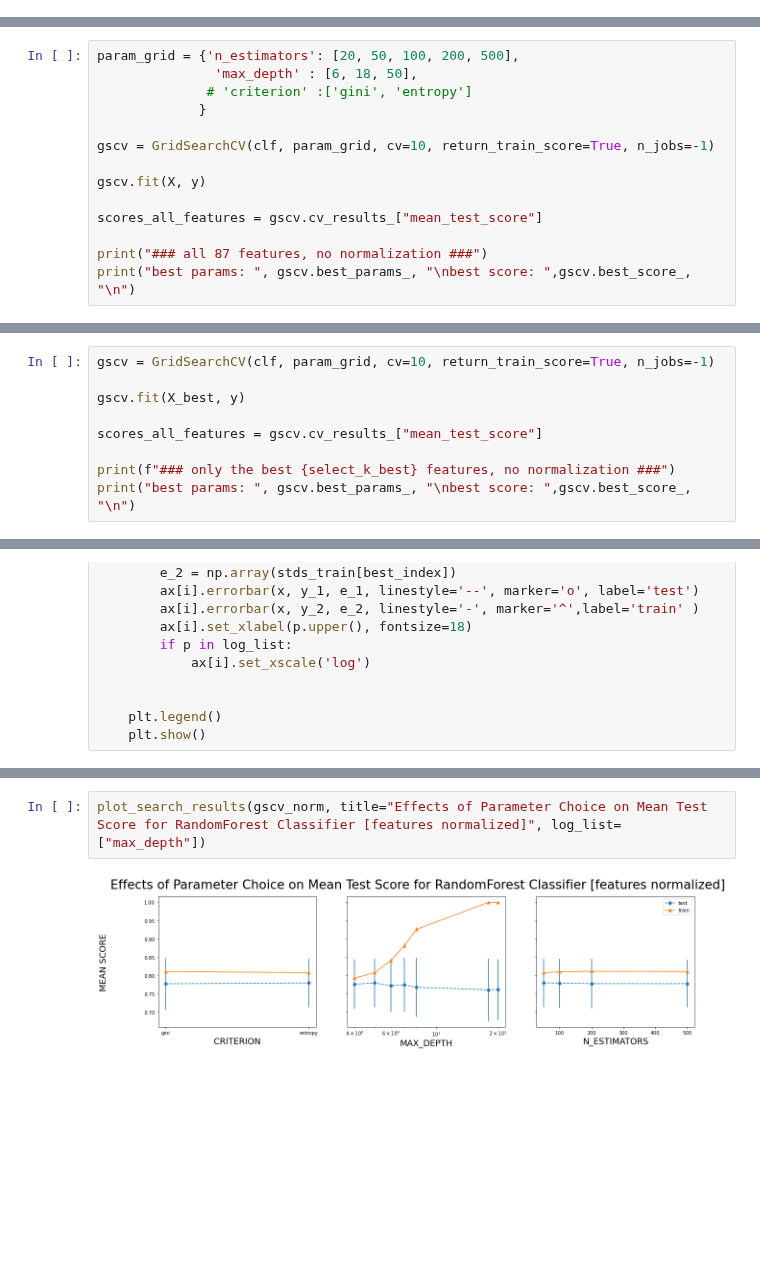
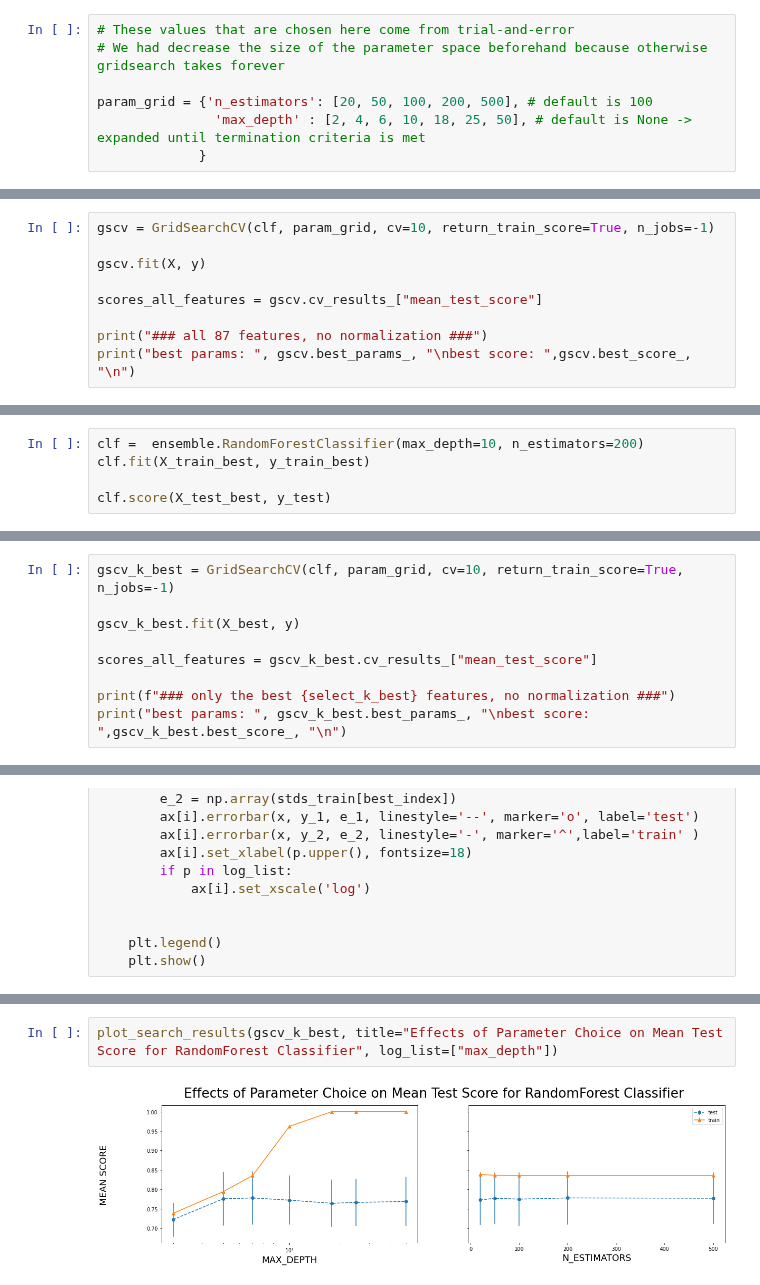
Before and after one commit to sh0w/machine-learning-pattern-classfication, a Jupyter notebook: task3_classification/RandomForest.ipynb, the cells around one changed output, grey strips where cells are left out. Saved outputs shown, nothing was run; the diff lists cells and outputs as text; blank space fills up the shorter version.

Commit message:
adapted gridsearch to custom cv

```diff
--- a/task3_classification/RandomForest.ipynb
+++ b/task3_classification/RandomForest.ipynb
@@ -124,0 +145,7 @@ feature_imp.plot(kind='bar', figsize=(12, 7), xlabel='Available features', ylabe
+# %%
+# These values that are chosen here come from trial-and-error
+# We had decrease the size of the parameter space beforehand because otherwise gridsearch takes forever
+
+param_grid = {'n_estimators': [20, 50, 100, 200, 500], # default is 100
+               'max_depth' : [2, 4, 6, 10, 18, 25, 50], # default is None -> expanded until termination criteria is met
+             }
@@ -125,9 +154,4 @@ feature_imp.plot(kind='bar', figsize=(12, 7), xlabel='Available features', ylabe
 # %%
-param_grid = {'n_estimators': [20, 50, 100, 200, 500],
-               'max_depth' : [6, 18, 50],
-              # 'criterion' :['gini', 'entropy']
-             }
-
 gscv = GridSearchCV(clf, param_grid, cv=10, return_train_score=True, n_jobs=-1)
 
 gscv.fit(X, y)
@@ -142,0 +174,5 @@ best score:  0.7660565870910698
+# %%
+clf =  ensemble.RandomForestClassifier(max_depth=10, n_estimators=200)
+clf.fit(X_train_best, y_train_best)
+
+clf.score(X_test_best, y_test)
@@ -143,11 +183,11 @@ best score:  0.7660565870910698
 # %%
-gscv = GridSearchCV(clf, param_grid, cv=10, return_train_score=True, n_jobs=-1)
+gscv_k_best = GridSearchCV(clf, param_grid, cv=10, return_train_score=True, n_jobs=-1)
 
-gscv.fit(X_best, y)
+gscv_k_best.fit(X_best, y)
 
-scores_all_features = gscv.cv_results_["mean_test_score"]
+scores_all_features = gscv_k_best.cv_results_["mean_test_score"]
 
 print(f"### only the best {select_k_best} features, no normalization ###")
-print("best params: ", gscv.best_params_, "\nbest score: ",gscv.best_score_, "\n")
+print("best params: ", gscv_k_best.best_params_, "\nbest score: ",gscv_k_best.best_score_, "\n")
 # %% [output]
 ### only the best 15 features, no normalization ###
@@ -247,4 +296,4 @@ plot_search_results(gscv, title="Effects of Parameter Choice on Mean Test Score
 # %%
-plot_search_results(gscv_norm, title="Effects of Parameter Choice on Mean Test Score for RandomForest Classifier [features normalized]", log_list=["max_depth"])
+plot_search_results(gscv_k_best, title="Effects of Parameter Choice on Mean Test Score for RandomForest Classifier", log_list=["max_depth"])
 # %% [output]
-[figure, old version]
+[figure, new version]
```
Also changed, not shown: parts of 34 cells of this notebook, 7 other files.
